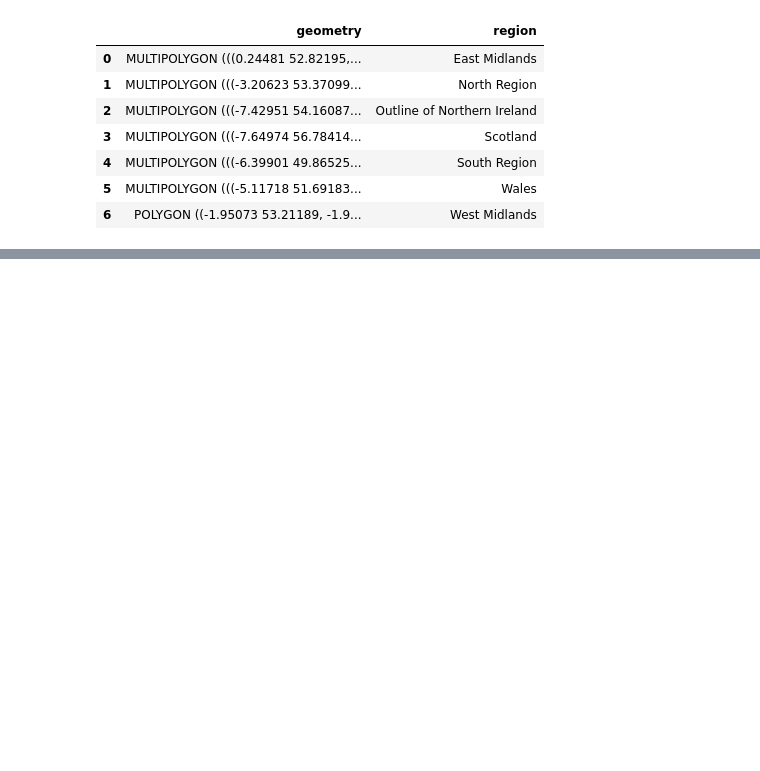
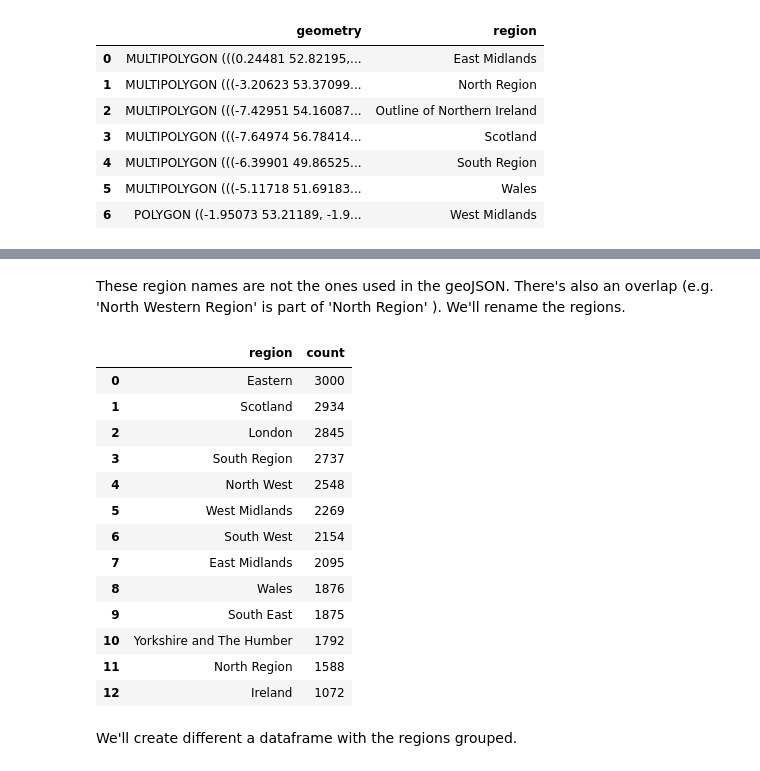
Before and after one commit to Originalnam/learning_analytics, a Jupyter notebook: dashboard/01student_region_map.ipynb, the cells around one changed output, grey strips where cells are left out. Drawn from its saved outputs; the diff is of its cells as text; code cells hidden in the pictures; blank space fills up the shorter version.

```diff
--- a/dashboard/student_region_map.ipynb
+++ b/dashboard/01student_region_map.ipynb
@@ -198,0 +222,27 @@ grouped_gdf.to_file('../data/allregions_grouped.geojson',
+# %% [markdown]
+These region names are not the ones used in the geoJSON. There's also an overlap (e.g. 'North Western Region' is part of 'North Region' ). We'll rename the regions.
+# %%
+# delete entries with None value in region_mapping
+regions_mapping = {k: v for k, v in regions_mapping.items() if v is not None}
+
+# rename regions to geoJSON names; keep original if not in dict
+region_counts['region'] = region_counts['region'].map(lambda x: regions_mapping.get(x, x))
+
+region_counts
+# %% [output]
+|  | region | count |
+| 0 | Eastern | 3000 |
+| 1 | Scotland | 2934 |
+| 2 | London | 2845 |
+| 3 | South Region | 2737 |
+| 4 | North West | 2548 |
+| 5 | West Midlands | 2269 |
+| 6 | South West | 2154 |
+| 7 | East Midlands | 2095 |
+| 8 | Wales | 1876 |
+| 9 | South East | 1875 |
+| 10 | Yorkshire and The Humber | 1792 |
+| 11 | North Region | 1588 |
+| 12 | Ireland | 1072 |
+# %% [markdown]
+We'll create different a dataframe with the regions grouped.
```
Also changed, not shown: parts of 9 cells of this notebook, 5 other files.
